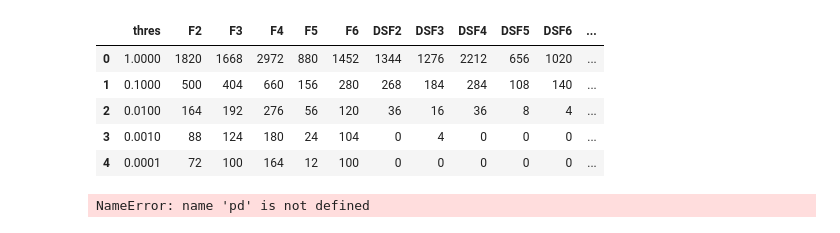
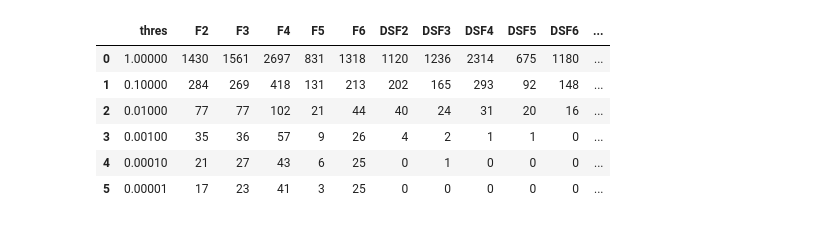
Before and after one commit to MitsukiUsui/evolve, a Jupyter notebook: analyze/script/summarize_result.ipynb, the cells around one changed output. Cells and saved outputs as stored; diff of their text form; code cells hidden in the pictures.

```diff
--- a/analyze/script/summarize_result.ipynb
+++ b/analyze/script/summarize_result.ipynb
@@ -36,8 +35,8 @@ def xml2df(filepath):
     result_df=result_df[["category","query_name","sbjct_name","evalue"]]
     return result_df
 # %%
-def categorize_result(result_df):
-    """convert BLAST xml output to pd.Dataframe."""
+def totalize_result(result_df):
+    """totalize #hit for each category"""
     thres_lst=[1,0.1,0.01,1e-3,1e-4,1e-5]
     dct_lst=[]
     for thres in thres_lst:
@@ -140,16 +188,11 @@ set(result_df["category"])
 # %%
-count_df=categorize_result(result_df)
-count_df.head()
+count_df=totalize_result(result_df)
+count_df
 # %% [output]
 |  | thres | F2 | F3 | F4 | F5 | F6 | DSF2 | DSF3 | DSF4 | DSF5 | DSF6 | ... |
-| 0 | 1.0000 | 1820 | 1668 | 2972 | 880 | 1452 | 1344 | 1276 | 2212 | 656 | 1020 | ... |
-| 1 | 0.1000 | 500 | 404 | 660 | 156 | 280 | 268 | 184 | 284 | 108 | 140 | ... |
-| 2 | 0.0100 | 164 | 192 | 276 | 56 | 120 | 36 | 16 | 36 | 8 | 4 | ... |
-| 3 | 0.0010 | 88 | 124 | 180 | 24 | 104 | 0 | 4 | 0 | 0 | 0 | ... |
-| 4 | 0.0001 | 72 | 100 | 164 | 12 | 100 | 0 | 0 | 0 | 0 | 0 | ... |
+| 0 | 1.00000 | 1430 | 1561 | 2697 | 831 | 1318 | 1120 | 1236 | 2314 | 675 | 1180 | ... |
+| 1 | 0.10000 | 284 | 269 | 418 | 131 | 213 | 202 | 165 | 293 | 92 | 148 | ... |
+| 2 | 0.01000 | 77 | 77 | 102 | 21 | 44 | 40 | 24 | 31 | 20 | 16 | ... |
+| 3 | 0.00100 | 35 | 36 | 57 | 9 | 26 | 4 | 2 | 1 | 1 | 0 | ... |
+| 4 | 0.00010 | 21 | 27 | 43 | 6 | 25 | 0 | 1 | 0 | 0 | 0 | ... |
+| 5 | 0.00001 | 17 | 23 | 41 | 3 | 25 | 0 | 0 | 0 | 0 | 0 | ... |
-# %%
-txtFilepath="../../createdatabase/out/genus_872.txt"
-catalog_df=pd.read_csv(txtFilepath)
-catalog_df.head()
-# %% [output]
-NameError: name 'pd' is not defined
```
Also changed, not shown: parts of 16 cells of this notebook, 6 other files.
